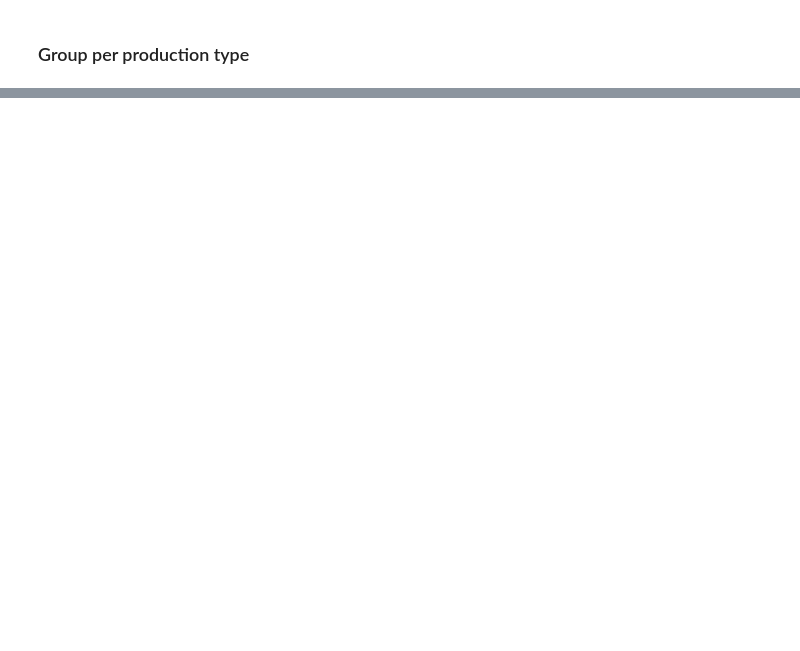
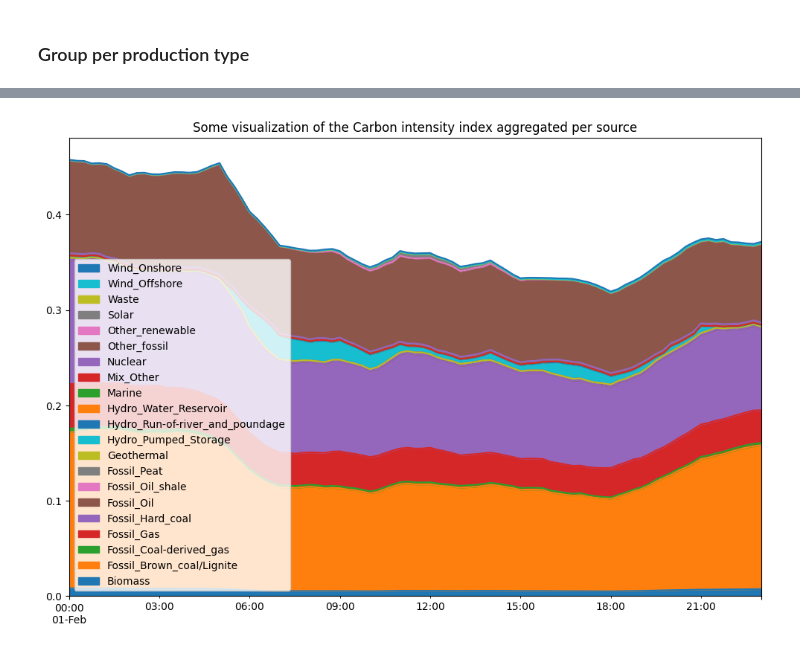
Before and after one commit to LESBAT-HEIG-VD/EcoDynElec, a Jupyter notebook: examples/with_python.ipynb, the cells around one changed output, grey strips where cells are left out. Cells and saved outputs as stored; diff of their text form; code cells hidden in the pictures; blank space fills up the shorter version.

```diff
--- a/examples/with_python.ipynb
+++ b/examples/with_python.ipynb
@@ -140,6 +264,8 @@ def compute_per_type(results):
 
     return pd.concat(per_unit,axis=1)
 # %%
-es13_per_type = compute_per_type(impacts['Climate Change']) # Group Climate Change index impacts per country
+es13_per_type = compute_per_type(impacts['Carbon intensity']) # Group Carbon intensity index impacts per country
 es13_per_type.plot.area(figsize=(12,8), legend='reverse',
-                        title="Some visualization of the Climate Change index aggregated per source"); # Build the graph
+                        title="Some visualization of the Carbon intensity index aggregated per source"); # Build the graph
+# %% [output]
+[figure, added]
```
Also changed, not shown: parts of 14 cells of this notebook, 2 other files.
